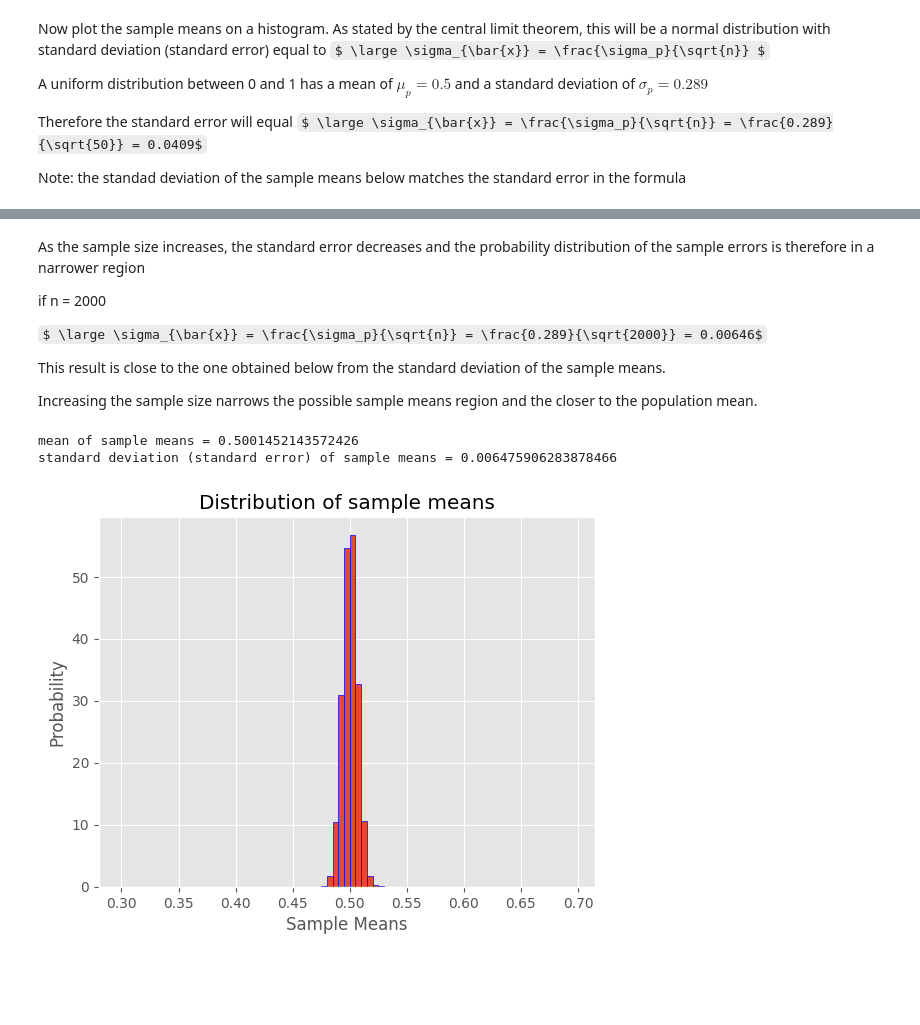
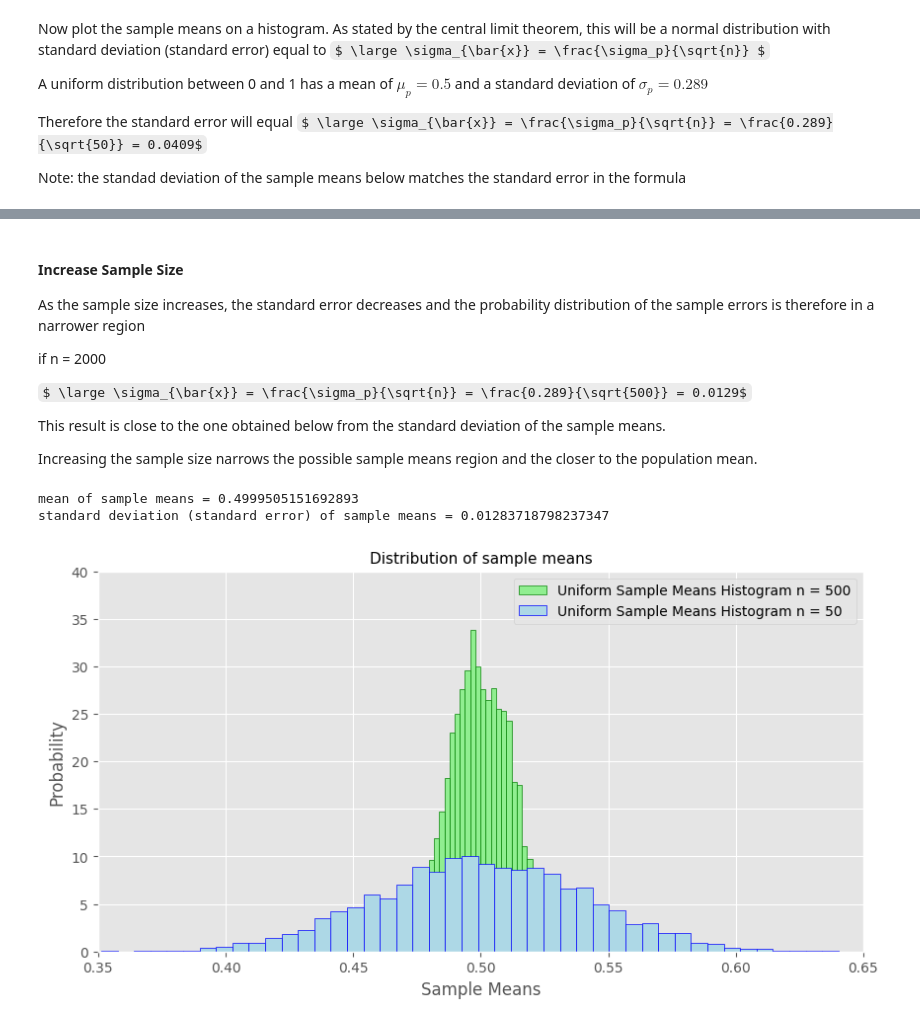
Before and after one commit to samtaba/Statistics, a Jupyter notebook: Central_Limit_Theorem.ipynb, the cells around one changed output, grey strips where cells are left out. Saved outputs shown, nothing was run; the diff lists cells and outputs as text; code cells hidden in the pictures; some formulas as TeX source; blank space fills up the shorter version.

Commit message:
Fixed diagram legends

```diff
--- a/Central_Limit_Theorem.ipynb
+++ b/Central_Limit_Theorem.ipynb
@@ -184,38 +183,48 @@ standard deviation (standard error) of sample means = 0.04088930189502386
 # %% [markdown]
+#### Increase Sample Size
+
 As the sample size increases, the standard error decreases and the probability distribution of the sample errors is therefore in a narrower region
 
 if n = 2000
 
-$ \large \sigma_{\bar{x}} = \frac{\sigma_p}{\sqrt{n}} = \frac{0.289}{\sqrt{2000}} = 0.00646$
+$ \large \sigma_{\bar{x}} = \frac{\sigma_p}{\sqrt{n}} = \frac{0.289}{\sqrt{500}} = 0.0129$
 
 This result is close to the one obtained below from the standard deviation of the sample means.
 
 Increasing the sample size narrows the possible sample means region and the closer to the population mean.
 # %%
 # selections per sample
-n = 2000
+n = 500
 
 # number of samples
 m = 5000
 
-sample_means = []
+sample_means_b = []
 
 for i in range(0, m+1):
-  sample_means.append(np.mean(stats.uniform.rvs(0, 1, n)))
+  sample_means_b.append(np.mean(stats.uniform.rvs(0, 1, n)))
 
-print(f"mean of sample means = {np.mean(sample_means)}")
-print(f"standard deviation (standard error) of sample means = {np.std(sample_means)}")
+print(f"mean of sample means = {np.mean(sample_means_b)}")
+print(f"standard deviation (standard error) of sample means = {np.std(sample_means_b)}")
 
-bin = np.arange(0.3, 0.7, 0.005)
+plt.figure(figsize=(10, 5))
+plt.xlim(0.35, 0.65)
+plt.ylim(0, 40)
 
-plt.hist(sample_means, bins=bin, density=True, edgecolor='blue')
+# histogram of n = 2000 selections per sample
+plt.hist(sample_means_b, bins='auto', density=True, color='lightgreen', edgecolor='green', label="Uniform Sample Means Histogram n = 500")
 
-plt.title("Distribution of sample means")
+# histogram of n = 50 selections per sample
+plt.hist(sample_means, bins='auto', density=True, color='lightblue', edgecolor='blue', label="Uniform Sample Means Histogram n = 50")
+
+plt.title(f"Distribution of sample means", fontsize=11)
 plt.xlabel("Sample Means")
 plt.ylabel("Probability")
 
+plt.legend(loc="upper right")
+
 plt.show()
 # %% [output]
-mean of sample means = 0.5001452143572426
-standard deviation (standard error) of sample means = 0.006475906283878466
+mean of sample means = 0.4999505151692893
+standard deviation (standard error) of sample means = 0.01283718798237347
-[figure, old version]
+[figure, new version]
```
Also changed, not shown: parts of 2 cells of this notebook.
